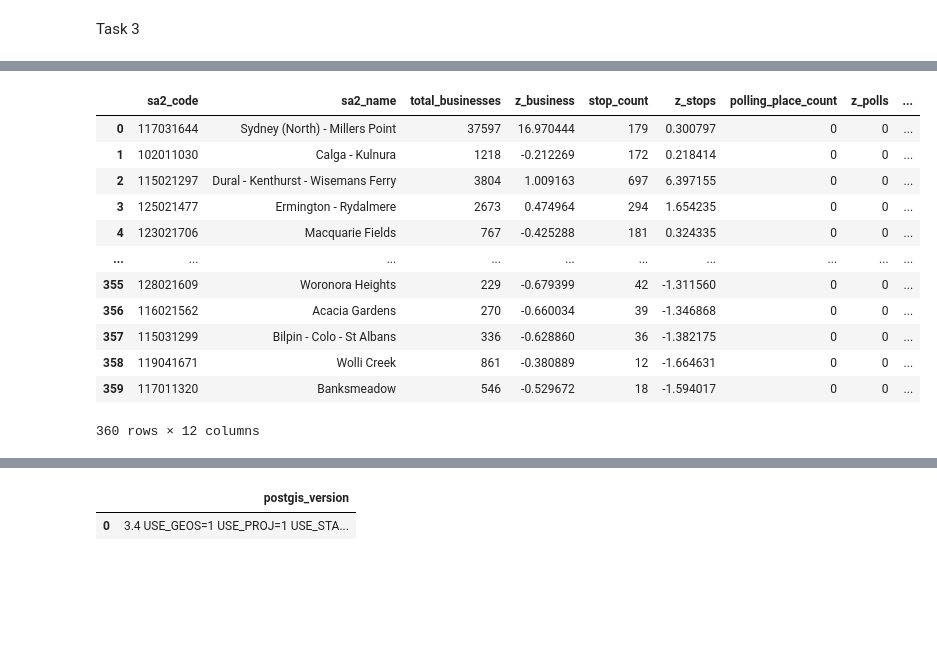
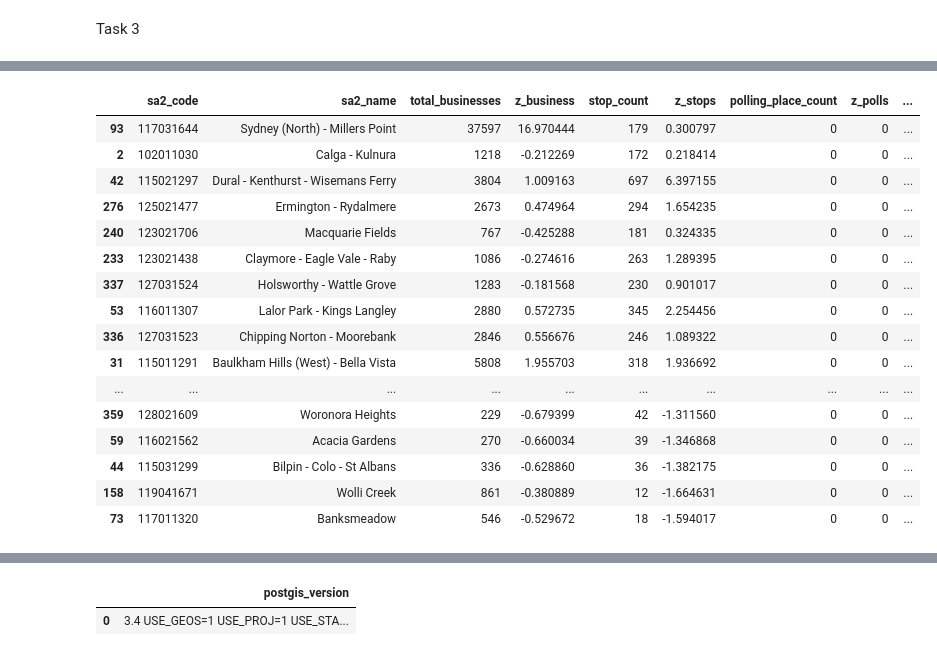
Before and after one commit to Loki4099/data2001_assignment, a Jupyter notebook: final_assignment.ipynb, the cells around one changed output, grey strips where cells are left out. Cells and saved outputs as stored; diff of their text form; code cells hidden in the pictures; blank space fills up the shorter version.

```diff
--- a/final_assignment.ipynb
+++ b/final_assignment.ipynb
@@ -1469,21 +1475,32 @@ max                    0.0      0.0          1.040583   14.057905     1.000000
+# %%
+# Creating a styled table for output in a notebook or converting to HTML
+styled_df = df_merged_sorted_1.style.set_table_styles(
+    [{'selector': 'th', 'props': [('background-color', '#f4f4f9'), ('color', 'black'), ('font-size', '14px')]}]
+).background_gradient(cmap='Blues', subset=['final_score'])
+
+# Display styled DataFrame
+styled_df
+# %% [output]
+|  | sa2_code | sa2_name | total_businesses | z_business | stop_count | z_stops | polling_place_count | z_polls | ... |
+| 93 | 117031644 | Sydney (North) - Millers Point | 37597 | 16.970444 | 179 | 0.300797 | 0 | 0 | ... |
+| 2 | 102011030 | Calga - Kulnura | 1218 | -0.212269 | 172 | 0.218414 | 0 | 0 | ... |
+| 42 | 115021297 | Dural - Kenthurst - Wisemans Ferry | 3804 | 1.009163 | 697 | 6.397155 | 0 | 0 | ... |
+| 276 | 125021477 | Ermington - Rydalmere | 2673 | 0.474964 | 294 | 1.654235 | 0 | 0 | ... |
+| 240 | 123021706 | Macquarie Fields | 767 | -0.425288 | 181 | 0.324335 | 0 | 0 | ... |
+| 233 | 123021438 | Claymore - Eagle Vale - Raby | 1086 | -0.274616 | 263 | 1.289395 | 0 | 0 | ... |
+| 337 | 127031524 | Holsworthy - Wattle Grove | 1283 | -0.181568 | 230 | 0.901017 | 0 | 0 | ... |
+| 53 | 116011307 | Lalor Park - Kings Langley | 2880 | 0.572735 | 345 | 2.254456 | 0 | 0 | ... |
+| 336 | 127031523 | Chipping Norton - Moorebank | 2846 | 0.556676 | 246 | 1.089322 | 0 | 0 | ... |
+| 31 | 115011291 | Baulkham Hills (West) - Bella Vista | 5808 | 1.955703 | 318 | 1.936692 | 0 | 0 | ... |
+| ... | ... | ... | ... | ... | ... | ... | ... | ... | ... |
+| 359 | 128021609 | Woronora Heights | 229 | -0.679399 | 42 | -1.311560 | 0 | 0 | ... |
+| 59 | 116021562 | Acacia Gardens | 270 | -0.660034 | 39 | -1.346868 | 0 | 0 | ... |
+| 44 | 115031299 | Bilpin - Colo - St Albans | 336 | -0.628860 | 36 | -1.382175 | 0 | 0 | ... |
+| 158 | 119041671 | Wolli Creek | 861 | -0.380889 | 12 | -1.664631 | 0 | 0 | ... |
+| 73 | 117011320 | Banksmeadow | 546 | -0.529672 | 18 | -1.594017 | 0 | 0 | ... |
 # %%
 # Assume df_merged_sorted_1 and sa2 have a 'geometry' column which would conflict
 df_merged_sorted_1 = df_merged_sorted_1.merge(sa2[['sa2_code', 'geometry']], on='sa2_code', how='left', suffixes=('_left', '_right'))
-df_merged_sorted_1
-# %% [output]
-|  | sa2_code | sa2_name | total_businesses | z_business | stop_count | z_stops | polling_place_count | z_polls | ... |
-| 0 | 117031644 | Sydney (North) - Millers Point | 37597 | 16.970444 | 179 | 0.300797 | 0 | 0 | ... |
-| 1 | 102011030 | Calga - Kulnura | 1218 | -0.212269 | 172 | 0.218414 | 0 | 0 | ... |
-| 2 | 115021297 | Dural - Kenthurst - Wisemans Ferry | 3804 | 1.009163 | 697 | 6.397155 | 0 | 0 | ... |
-| 3 | 125021477 | Ermington - Rydalmere | 2673 | 0.474964 | 294 | 1.654235 | 0 | 0 | ... |
-| 4 | 123021706 | Macquarie Fields | 767 | -0.425288 | 181 | 0.324335 | 0 | 0 | ... |
-| ... | ... | ... | ... | ... | ... | ... | ... | ... | ... |
-| 355 | 128021609 | Woronora Heights | 229 | -0.679399 | 42 | -1.311560 | 0 | 0 | ... |
-| 356 | 116021562 | Acacia Gardens | 270 | -0.660034 | 39 | -1.346868 | 0 | 0 | ... |
-| 357 | 115031299 | Bilpin - Colo - St Albans | 336 | -0.628860 | 36 | -1.382175 | 0 | 0 | ... |
-| 358 | 119041671 | Wolli Creek | 861 | -0.380889 | 12 | -1.664631 | 0 | 0 | ... |
-| 359 | 117011320 | Banksmeadow | 546 | -0.529672 | 18 | -1.594017 | 0 | 0 | ... |
-360 rows × 12 columns
 # %%
 import folium
 from shapely.wkt import loads
```
Also changed, not shown: parts of 6 cells of this notebook.
